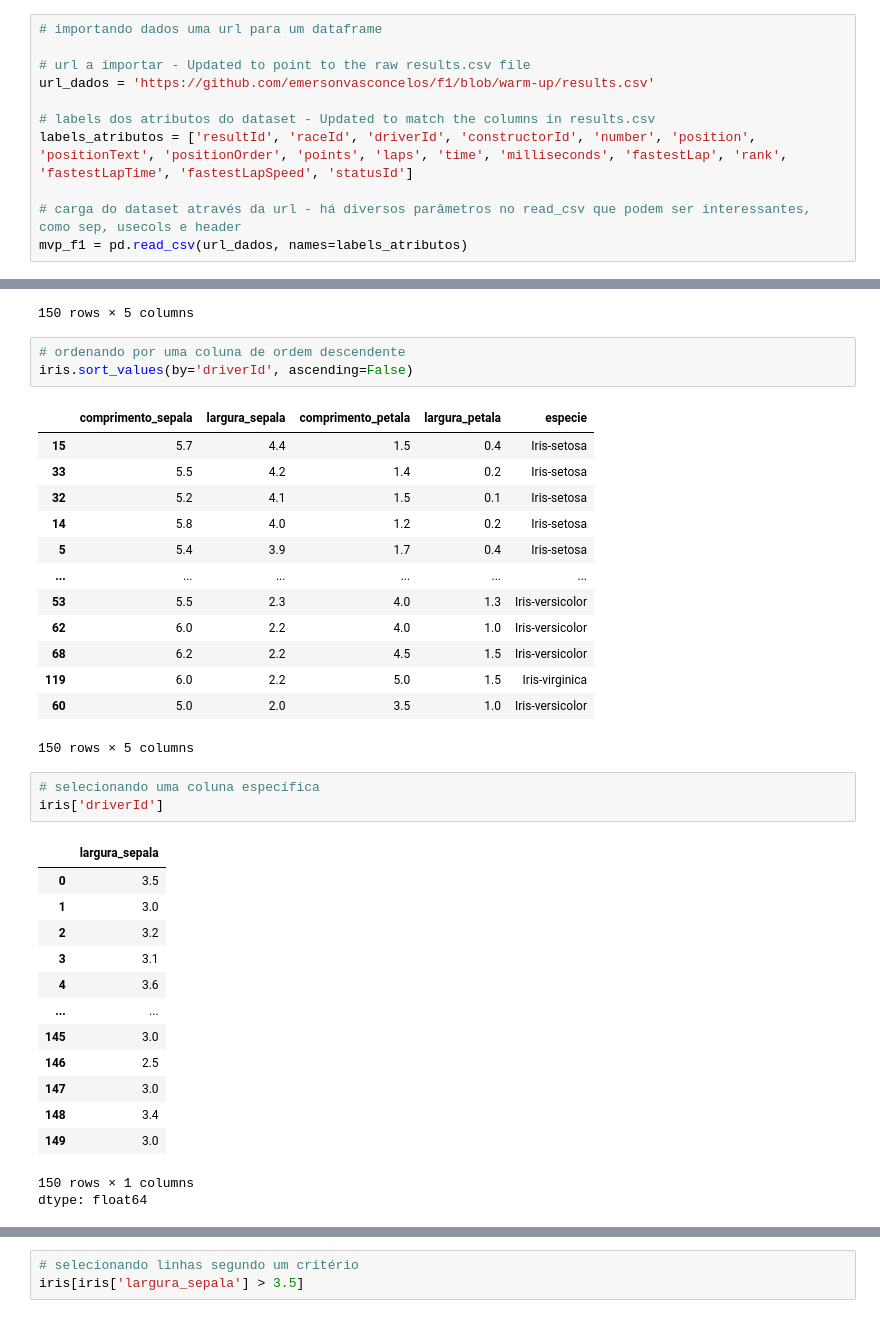
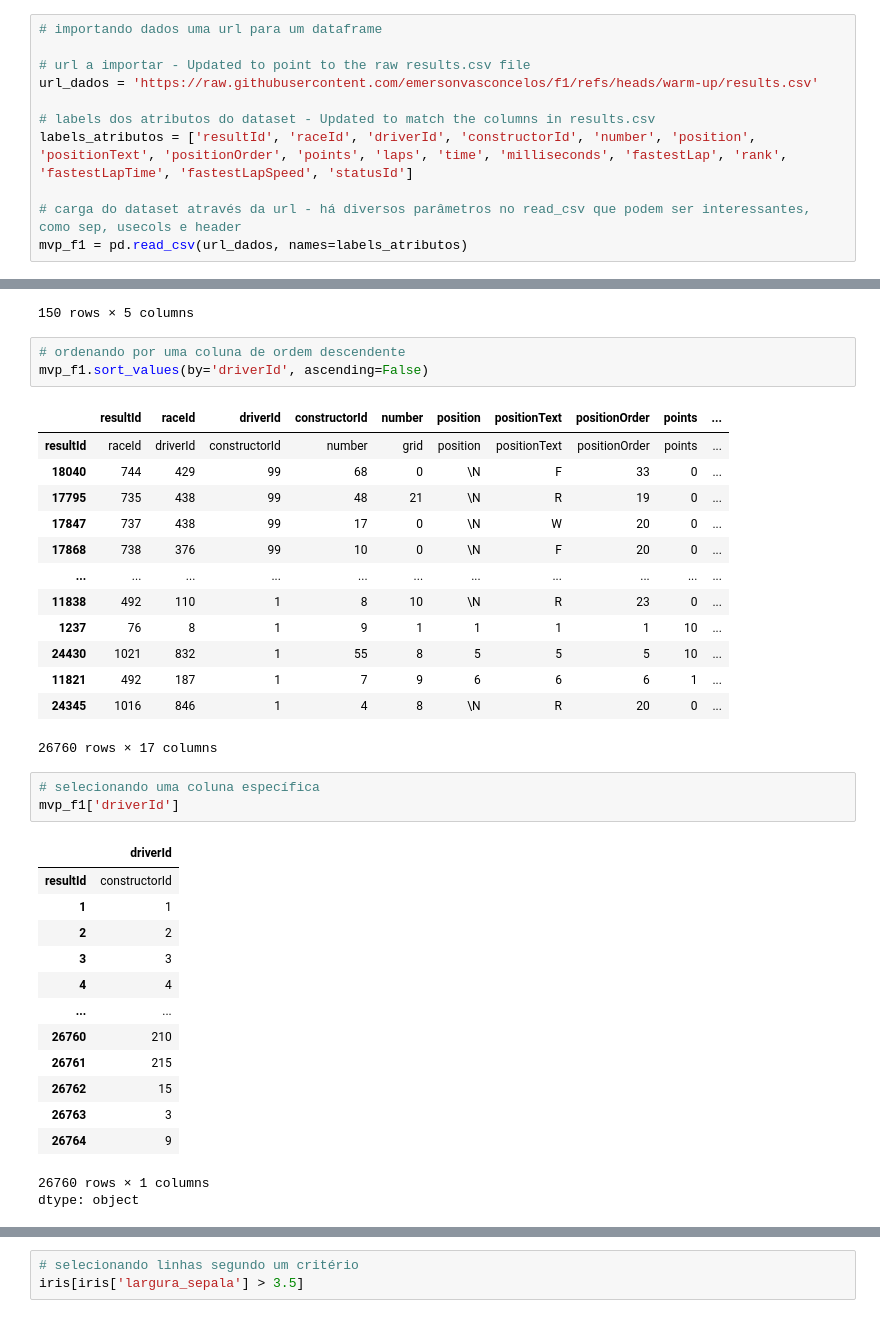
Before and after one commit to emersonvasconcelos/f1, a Jupyter notebook: MVP_F1_Warm_Up.ipynb, the cells around one changed output, grey strips where cells are left out. Drawn from its saved outputs; the diff is of its cells as text.

```diff
--- a/MVP_F1_Warm_Up.ipynb
+++ b/MVP_F1_Warm_Up.ipynb
@@ -21,7 +21,7 @@ Agora iremos importar o dataset com que iremos utilizar a partir de um link, e a
 # importando dados uma url para um dataframe
 
 # url a importar - Updated to point to the raw results.csv file
-url_dados = 'https://github.com/emersonvasconcelos/f1/blob/warm-up/results.csv'
+url_dados = 'https://raw.githubusercontent.com/emersonvasconcelos/f1/refs/heads/warm-up/results.csv'
 
 # labels dos atributos do dataset - Updated to match the columns in results.csv
 labels_atributos = ['resultId', 'raceId', 'driverId', 'constructorId', 'number', 'position', 'positionText', 'positionOrder', 'points', 'laps', 'time', 'milliseconds', 'fastestLap', 'rank', 'fastestLapTime', 'fastestLapSpeed', 'statusId']
@@ -119,38 +146,38 @@ mvp-f1.sort_values(by='driverId')
 150 rows × 5 columns
 # %%
 # ordenando por uma coluna de ordem descendente
-iris.sort_values(by='driverId', ascending=False)
+mvp_f1.sort_values(by='driverId', ascending=False)
 # %% [output]
-|  | comprimento_sepala | largura_sepala | comprimento_petala | largura_petala | especie |
-| 15 | 5.7 | 4.4 | 1.5 | 0.4 | Iris-setosa |
-| 33 | 5.5 | 4.2 | 1.4 | 0.2 | Iris-setosa |
-| 32 | 5.2 | 4.1 | 1.5 | 0.1 | Iris-setosa |
-| 14 | 5.8 | 4.0 | 1.2 | 0.2 | Iris-setosa |
-| 5 | 5.4 | 3.9 | 1.7 | 0.4 | Iris-setosa |
-| ... | ... | ... | ... | ... | ... |
-| 53 | 5.5 | 2.3 | 4.0 | 1.3 | Iris-versicolor |
-| 62 | 6.0 | 2.2 | 4.0 | 1.0 | Iris-versicolor |
-| 68 | 6.2 | 2.2 | 4.5 | 1.5 | Iris-versicolor |
-| 119 | 6.0 | 2.2 | 5.0 | 1.5 | Iris-virginica |
-| 60 | 5.0 | 2.0 | 3.5 | 1.0 | Iris-versicolor |
+|  | resultId | raceId | driverId | constructorId | number | position | positionText | positionOrder | points | ... |
+| resultId | raceId | driverId | constructorId | number | grid | position | positionText | positionOrder | points | ... |
+| 18040 | 744 | 429 | 99 | 68 | 0 | \N | F | 33 | 0 | ... |
+| 17795 | 735 | 438 | 99 | 48 | 21 | \N | R | 19 | 0 | ... |
+| 17847 | 737 | 438 | 99 | 17 | 0 | \N | W | 20 | 0 | ... |
+| 17868 | 738 | 376 | 99 | 10 | 0 | \N | F | 20 | 0 | ... |
+| ... | ... | ... | ... | ... | ... | ... | ... | ... | ... | ... |
+| 11838 | 492 | 110 | 1 | 8 | 10 | \N | R | 23 | 0 | ... |
+| 1237 | 76 | 8 | 1 | 9 | 1 | 1 | 1 | 1 | 10 | ... |
+| 24430 | 1021 | 832 | 1 | 55 | 8 | 5 | 5 | 5 | 10 | ... |
+| 11821 | 492 | 187 | 1 | 7 | 9 | 6 | 6 | 6 | 1 | ... |
+| 24345 | 1016 | 846 | 1 | 4 | 8 | \N | R | 20 | 0 | ... |
-150 rows × 5 columns
+26760 rows × 17 columns
 # %%
 # selecionando uma coluna específica
-iris['driverId']
+mvp_f1['driverId']
 # %% [output]
-|  | largura_sepala |
-| 0 | 3.5 |
-| 1 | 3.0 |
-| 2 | 3.2 |
-| 3 | 3.1 |
-| 4 | 3.6 |
+|  | driverId |
+| resultId | constructorId |
+| 1 | 1 |
+| 2 | 2 |
+| 3 | 3 |
+| 4 | 4 |
 | ... | ... |
-| 145 | 3.0 |
-| 146 | 2.5 |
-| 147 | 3.0 |
-| 148 | 3.4 |
-| 149 | 3.0 |
+| 26760 | 210 |
+| 26761 | 215 |
+| 26762 | 15 |
+| 26763 | 3 |
+| 26764 | 9 |
-150 rows × 1 columns
-dtype: float64
+26760 rows × 1 columns
+dtype: object
 # %%
 # selecionando um subconjunto de linhas consecutivas
```
Also changed, not shown: parts of 10 cells of this notebook.
